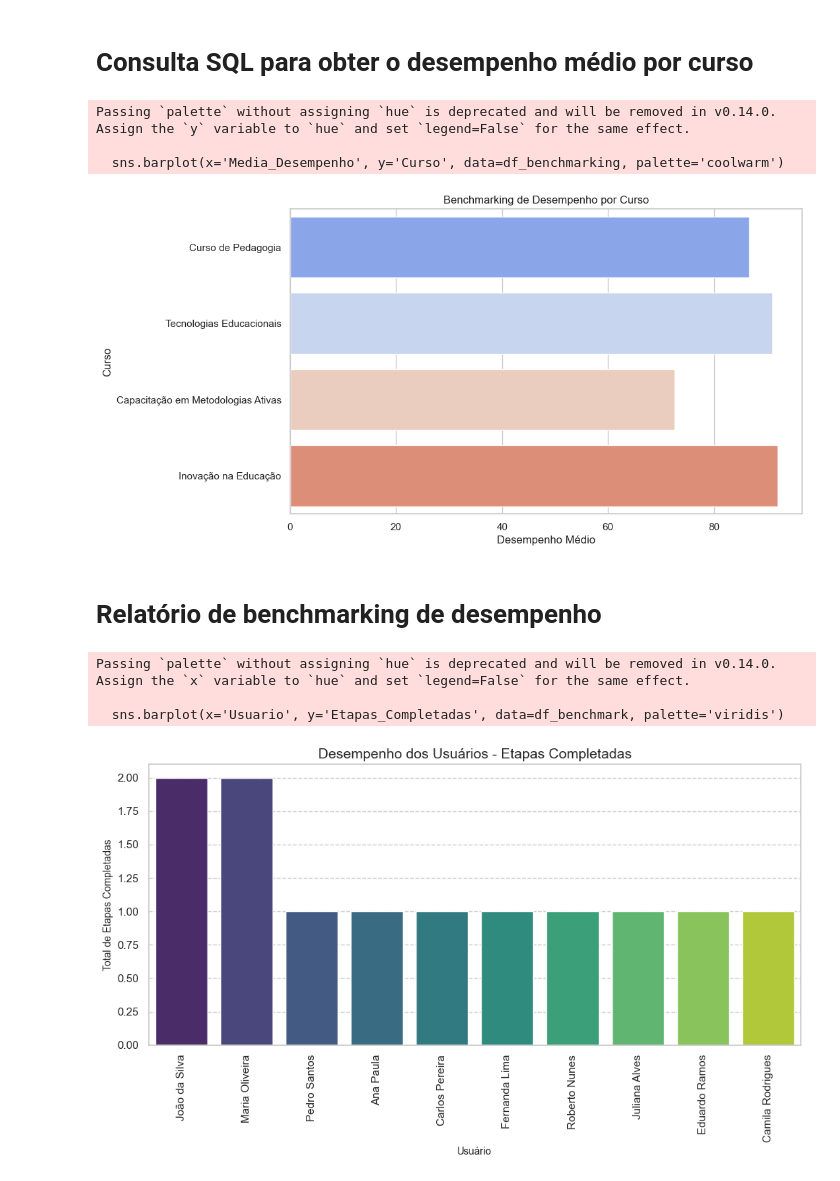
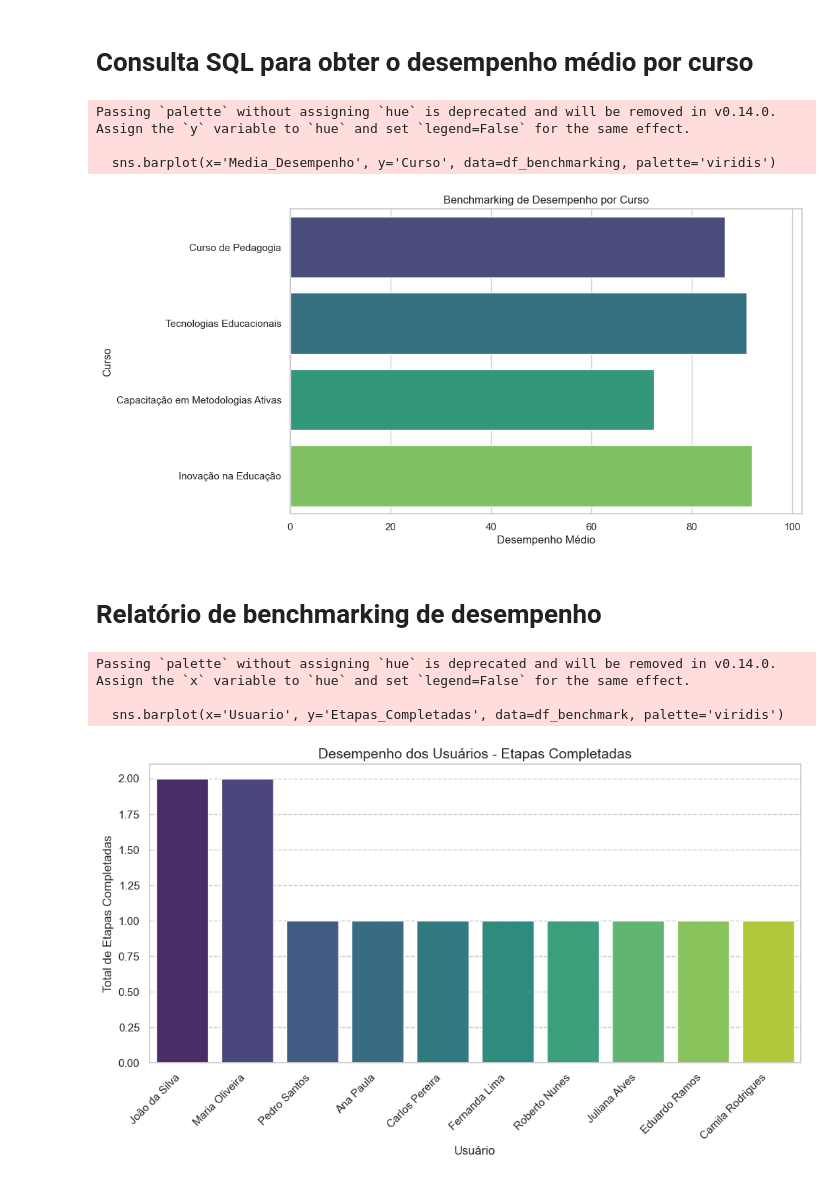
Before and after one commit to TeachGreen/Docentify-BI, a Jupyter notebook: BI.ipynb, the cells around one changed output. Saved outputs shown, nothing was run; the diff lists cells and outputs as text; code cells hidden in the pictures.

```diff
--- a/BI.ipynb
+++ b/BI.ipynb
@@ -160,25 +199,26 @@ plt.show()
 # %%
 query_benchmarking = """
 SELECT c.name AS Curso, AVG(us.score) AS Media_Desempenho
 FROM UserScores us
 JOIN Enrollments e ON us.userId = e.userId
 JOIN Courses c ON e.courseId = c.id
 GROUP BY c.name
 """
 
 df_benchmarking = pd.read_sql(query_benchmarking, conn)
 
-plt.figure(figsize=(10,6))
-sns.barplot(x='Media_Desempenho', y='Curso', data=df_benchmarking, palette='coolwarm')
+plt.figure(figsize=(10, 6))
+sns.barplot(x='Media_Desempenho', y='Curso', data=df_benchmarking, palette='viridis')
 plt.title('Benchmarking de Desempenho por Curso')
 plt.xlabel('Desempenho Médio')
 plt.ylabel('Curso')
+plt.xlim(0, df_benchmarking['Media_Desempenho'].max() + 10)
 plt.show()
 # %% [output]
 Passing `palette` without assigning `hue` is deprecated and will be removed in v0.14.0. Assign the `y` variable to `hue` and set `legend=False` for the same effect.
 
-  sns.barplot(x='Media_Desempenho', y='Curso', data=df_benchmarking, palette='coolwarm')
+  sns.barplot(x='Media_Desempenho', y='Curso', data=df_benchmarking, palette='viridis')
-[figure, old version]
+[figure, new version]
 # %% [markdown]
 # Relatório de benchmarking de desempenho
 # %%
@@ -186,18 +226,18 @@ query = """
     SELECT U.name AS Usuario, COUNT(UP.stepId) AS Etapas_Completadas
     FROM Users U
     JOIN Enrollments E ON U.id = E.userId
-    JOIN UserProgress UP ON E.id = UP.enrollment_id
+    JOIN UserProgress UP ON E.id = UP.enrollmentId
     GROUP BY U.name
 """
 df_benchmark = pd.read_sql(query, conn)
 
-plt.figure(figsize=(10,6))
+plt.figure(figsize=(10, 6))
 sns.barplot(x='Usuario', y='Etapas_Completadas', data=df_benchmark, palette='viridis')
 
 plt.title('Desempenho dos Usuários - Etapas Completadas', fontsize=14)
-plt.xlabel('Usuário', fontsize=10)
-plt.ylabel('Total de Etapas Completadas', fontsize=10)
-plt.xticks(rotation=90)
+plt.xlabel('Usuário', fontsize=12)
+plt.ylabel('Total de Etapas Completadas', fontsize=12)
+plt.xticks(rotation=45, ha='right')
 plt.grid(True, axis='y', linestyle='--')
 
 plt.tight_layout()
@@ -206,4 +246,4 @@ plt.show()
 Passing `palette` without assigning `hue` is deprecated and will be removed in v0.14.0. Assign the `x` variable to `hue` and set `legend=False` for the same effect.
 
   sns.barplot(x='Usuario', y='Etapas_Completadas', data=df_benchmark, palette='viridis')
-[figure, old version]
+[figure, new version]
```
Also changed, not shown: parts of 26 cells of this notebook, 4 other files.
